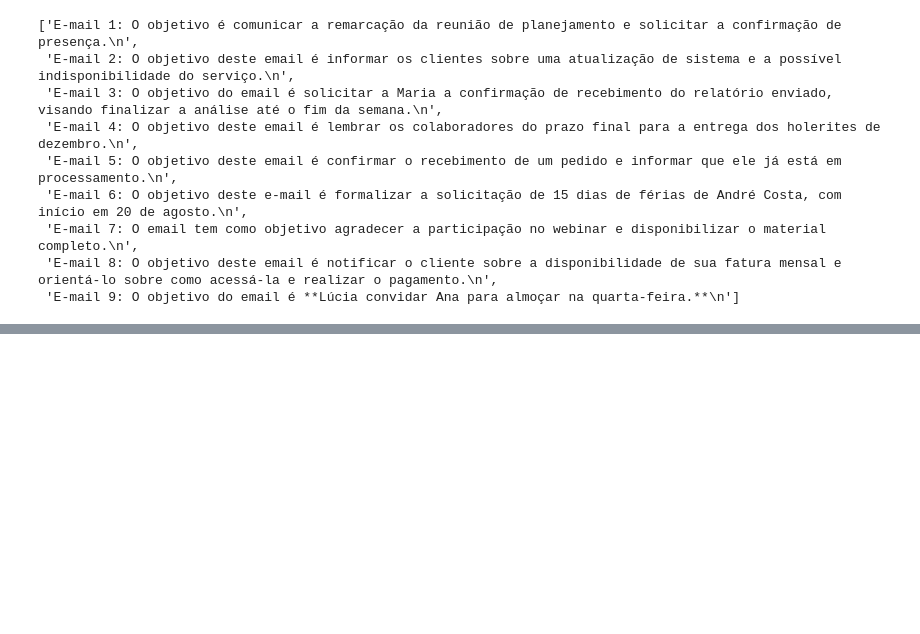
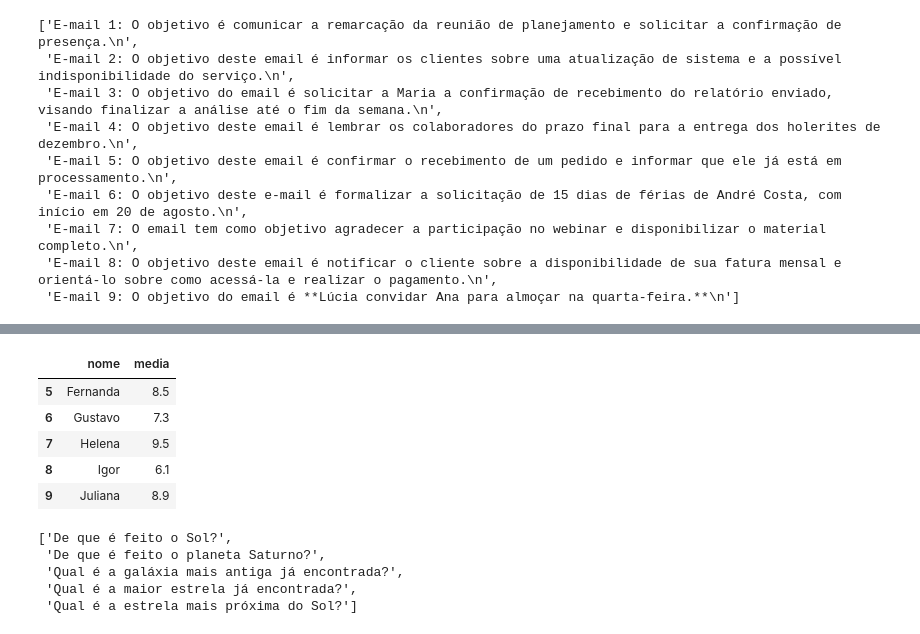
Before and after one commit to jphebling/IA_APLICADA, a Jupyter notebook: Alura - IA aplicada com Python.ipynb, the cells around one changed output, grey strips where cells are left out. Cells and saved outputs as stored; diff of their text form; code cells hidden in the pictures; blank space fills up the shorter version.

```diff
--- a/Alura - IA aplicada com Python.ipynb
+++ b/Alura - IA aplicada com Python.ipynb
@@ -434,0 +450,9 @@ lista_2
+# %%
+df.tail()
+# %% [output]
+|  | nome | media |
+| 5 | Fernanda | 8.5 |
+| 6 | Gustavo | 7.3 |
+| 7 | Helena | 9.5 |
+| 8 | Igor | 6.1 |
+| 9 | Juliana | 8.9 |
@@ -434,0 +471,13 @@ lista_2
+# %%
+nova_lista_perguntas = []
+
+with open("lista_perguntas_texto.txt", "r", encoding="utf-8") as arquivo:
+    for linha in arquivo:
+      nova_lista_perguntas.append(linha.strip())
+nova_lista_perguntas
+# %% [output]
+['De que é feito o Sol?',
+ 'De que é feito o planeta Saturno?',
+ 'Qual é a galáxia mais antiga já encontrada?',
+ 'Qual é a maior estrela já encontrada?',
+ 'Qual é a estrela mais próxima do Sol?']
```
Also changed, not shown: parts of 9 cells of this notebook.
